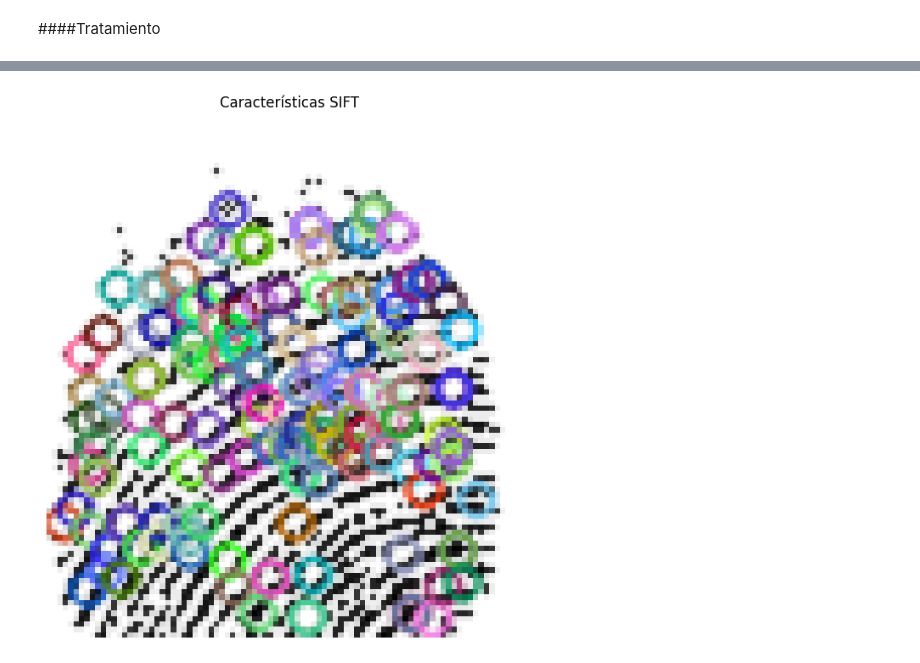
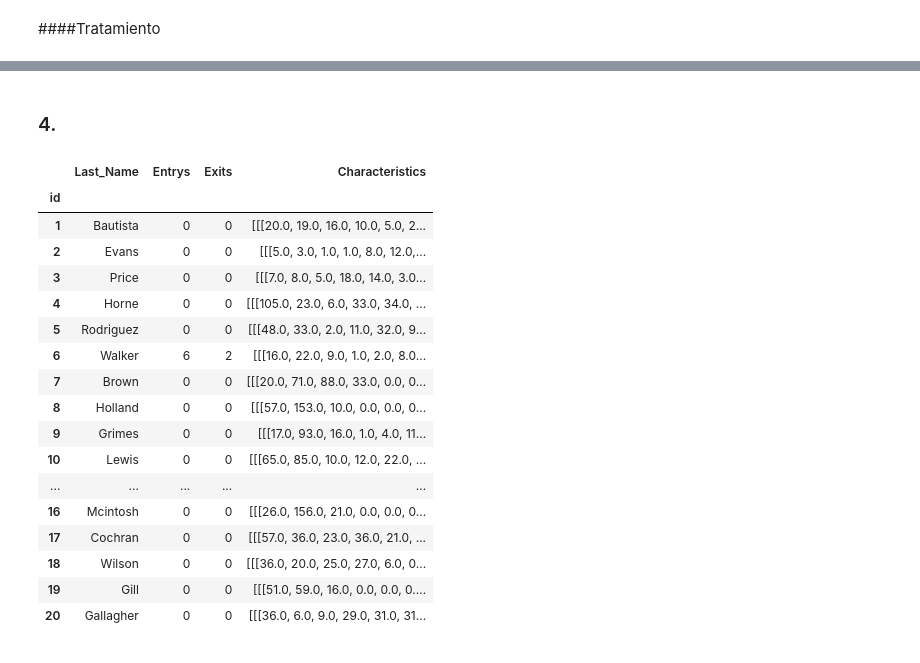
Before and after one commit to 97hackbrian/ArtificialVision, a Jupyter notebook: Exam_2_Coding.ipynb, the cells around one changed output, grey strips where cells are left out. Cells and saved outputs as stored; diff of their text form; code cells hidden in the pictures.

```diff
--- a/Exam_2_Coding.ipynb
+++ b/Exam_2_Coding.ipynb
@@ -286,28 +283,83 @@ No.
+# %% [markdown]
+### 4.
 # %%
 
-def mostrar_caracteristicas_sift(imagen_path):
+def mostrar_caracteristicas_sift(imagen_path,retorno):
     # Crear un detector SIFT
     sift = cv2.SIFT_create()
 
     # Cargar la imagen
     if type(imagen_path)==str():
       imagen = cv2.imread(imagen_path, cv2.IMREAD_GRAYSCALE)
     else:
       imagen=imagen_path
 
     # Detectar características SIFT
     keypoints, descriptors = sift.detectAndCompute(imagen, None)
 
     # Dibujar las características en la imagen
     imagen_con_caracteristicas = cv2.drawKeypoints(imagen, keypoints, outImage=None)
 
-    # Mostrar la imagen con características SIFT
-    plt.imshow(imagen_con_caracteristicas)
-    plt.title("Características SIFT")
-    plt.axis('off')
-    plt.show()
+
+    if retorno ==1:
+      return descriptors
+    else:
+      # Mostrar la imagen con características SIFT
+      plt.imshow(imagen_con_caracteristicas)
+      plt.title("Características SIFT")
+      plt.axis('off')
+      plt.show()
+
+    #coordinates = [(keypoint.pt[0], keypoint.pt[1]) for keypoint in keypoints]
+
+    #return coordinates
 
 # Llamada de ejemplo a la función
-mostrar_caracteristicas_sift(blur)
+#caracteristicas=mostrar_caracteristicas_sift(blur)
+
+#df2 = df.copy()
+#print(df2)
+df2["Characteristics"] = None  # Inicializa la columna "Characteristics" con valores nulos
+
+# Itera a través de los empleados y sus rutas de huellas dactilares
+for index, row in df.iterrows():
+    fingerprint_paths = row['Fingerprint_Paths']
+    characteristics_list = []  # Lista para almacenar las características SIFT de las huellas
+
+    for fingerprint_path in fingerprint_paths:
+        # Lee la imagen de la huella dactilar
+        image = cv2.imread(fingerprint_path)
+        imagenCut=image[2:99,2:92]
+        _,binary=cv2.threshold(imagenCut,90,255,cv2.THRESH_BINARY)
+        blur = cv2.GaussianBlur(binary, (3, 3),0.45)#0.4666
+
+        # Calcula las características SIFT
+        characteristics = mostrar_caracteristicas_sift(blur,1)
+
+        if characteristics is not None:
+            characteristics_list.append(characteristics)
+
+    # Asigna la lista de características al empleado en df2
+    df2.at[index, "Characteristics"] = characteristics_list
+
+# Ahora df2 contiene las características SIFT para cada empleado en la columna "Characteristics"
+df2.head(20)
 # %% [output]
-[figure, removed]
+|  | Last_Name | Entrys | Exits | Characteristics |
+| id |  |  |  |  |
+| 1 | Bautista | 0 | 0 | [[[20.0, 19.0, 16.0, 10.0, 5.0, 2... |
+| 2 | Evans | 0 | 0 | [[[5.0, 3.0, 1.0, 1.0, 8.0, 12.0,... |
+| 3 | Price | 0 | 0 | [[[7.0, 8.0, 5.0, 18.0, 14.0, 3.0... |
+| 4 | Horne | 0 | 0 | [[[105.0, 23.0, 6.0, 33.0, 34.0, ... |
+| 5 | Rodriguez | 0 | 0 | [[[48.0, 33.0, 2.0, 11.0, 32.0, 9... |
+| 6 | Walker | 6 | 2 | [[[16.0, 22.0, 9.0, 1.0, 2.0, 8.0... |
+| 7 | Brown | 0 | 0 | [[[20.0, 71.0, 88.0, 33.0, 0.0, 0... |
+| 8 | Holland | 0 | 0 | [[[57.0, 153.0, 10.0, 0.0, 0.0, 0... |
+| 9 | Grimes | 0 | 0 | [[[17.0, 93.0, 16.0, 1.0, 4.0, 11... |
+| 10 | Lewis | 0 | 0 | [[[65.0, 85.0, 10.0, 12.0, 22.0, ... |
+| ... | ... | ... | ... | ... |
+| 16 | Mcintosh | 0 | 0 | [[[26.0, 156.0, 21.0, 0.0, 0.0, 0... |
+| 17 | Cochran | 0 | 0 | [[[57.0, 36.0, 23.0, 36.0, 21.0, ... |
+| 18 | Wilson | 0 | 0 | [[[36.0, 20.0, 25.0, 27.0, 6.0, 0... |
+| 19 | Gill | 0 | 0 | [[[51.0, 59.0, 16.0, 0.0, 0.0, 0.... |
+| 20 | Gallagher | 0 | 0 | [[[36.0, 6.0, 9.0, 29.0, 31.0, 31... |
```
Also changed, not shown: parts of 10 cells of this notebook.
